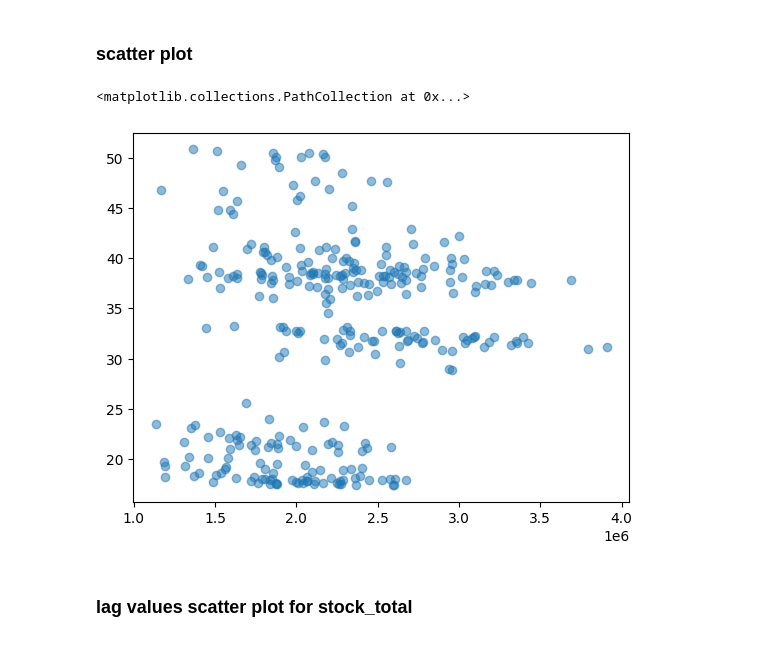
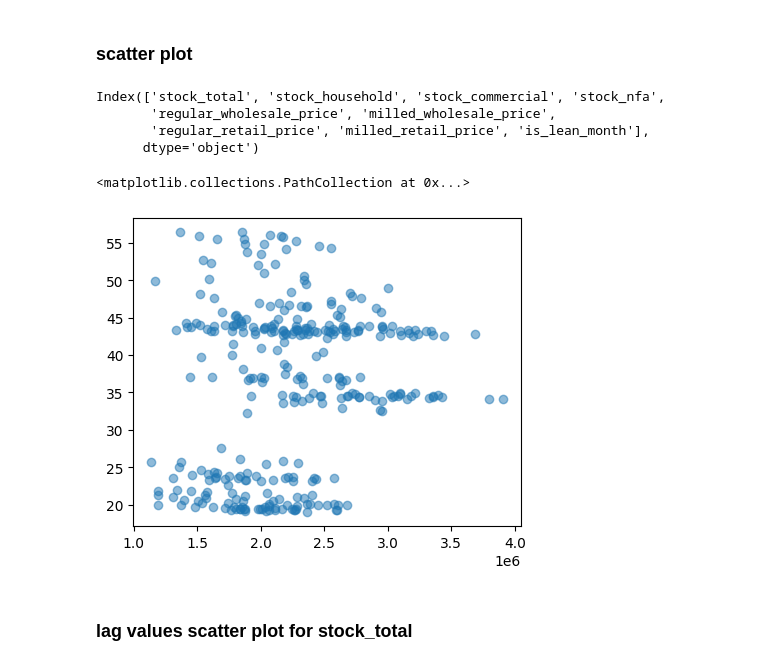
Before and after one commit to emmanresu/Thesis-Keras, a Jupyter notebook: EDA_rice_stocks.ipynb, the cells around one changed output. Drawn from its saved outputs; the diff is of its cells as text; code cells hidden in the pictures.

```diff
--- a/EDA_rice_stocks.ipynb
+++ b/EDA_rice_stocks.ipynb
@@ -11,7 +11,7 @@ np.set_printoptions(legacy='1.25')
 # %%
 data = pd.read_csv('dataset.csv', index_col=0)
 data.index = pd.to_datetime(data['date']).dt.to_period('M')
-data = data.drop(columns=['date', 'month', 'is_lean_month'])
+data = data.drop(columns=['date', 'month'])
 # %% [markdown]
 ### time-series visualization
 # %%
@@ -41,11 +41,37 @@ plt.show()
 [figure]
 # %% [markdown]
 ### scatter plot
-# %%
-plt.scatter(data['stock_total'], data['milled_wholesale_price'], alpha=0.5)
-# %% [output]
-<matplotlib.collections.PathCollection at 0x...>
-[figure, removed]
+# %%
+feats = {'tot' : data['stock_total'],
+         'hh' : data['stock_household'],
+         'com' : data['stock_commercial'],
+         'nfa' : data['stock_nfa'],
+         'reg_whol' : data['regular_wholesale_price'],
+         'mil_whol' : data['milled_wholesale_price'],
+         'reg_ret' : data['regular_retail_price'],
+         'mil_ret' : data['milled_retail_price'],
+         'lm' : data['is_lean_month']}
+data.columns
+# %% [output]
+Index(['stock_total', 'stock_household', 'stock_commercial', 'stock_nfa',
+       'regular_wholesale_price', 'milled_wholesale_price',
+       'regular_retail_price', 'milled_retail_price', 'is_lean_month'],
+      dtype='object')
+# %%
+'''
+tot -- stock total       |  reg_whol -- regular wholesale price  |   lm -- is lean month
+hh --- stock household   |  mil_whol -- milled wholesale price   |
+com -- stock commercial  |  reg_ret --- regular retail price     |
+nfa -- stock nfa         |  mil_ret --- milled retail price      |
+'''
+
+x = feats['tot']
+y = feats['mil_ret']
+plt.figure(figsize=(5, 4))
+plt.scatter(x, y, alpha=0.5)
+# %% [output]
+<matplotlib.collections.PathCollection at 0x...>
+[figure, added]
 # %% [markdown]
 ### lag values scatter plot for stock_total
 # %%
```
Also changed, not shown: parts of 1 cell of this notebook.
